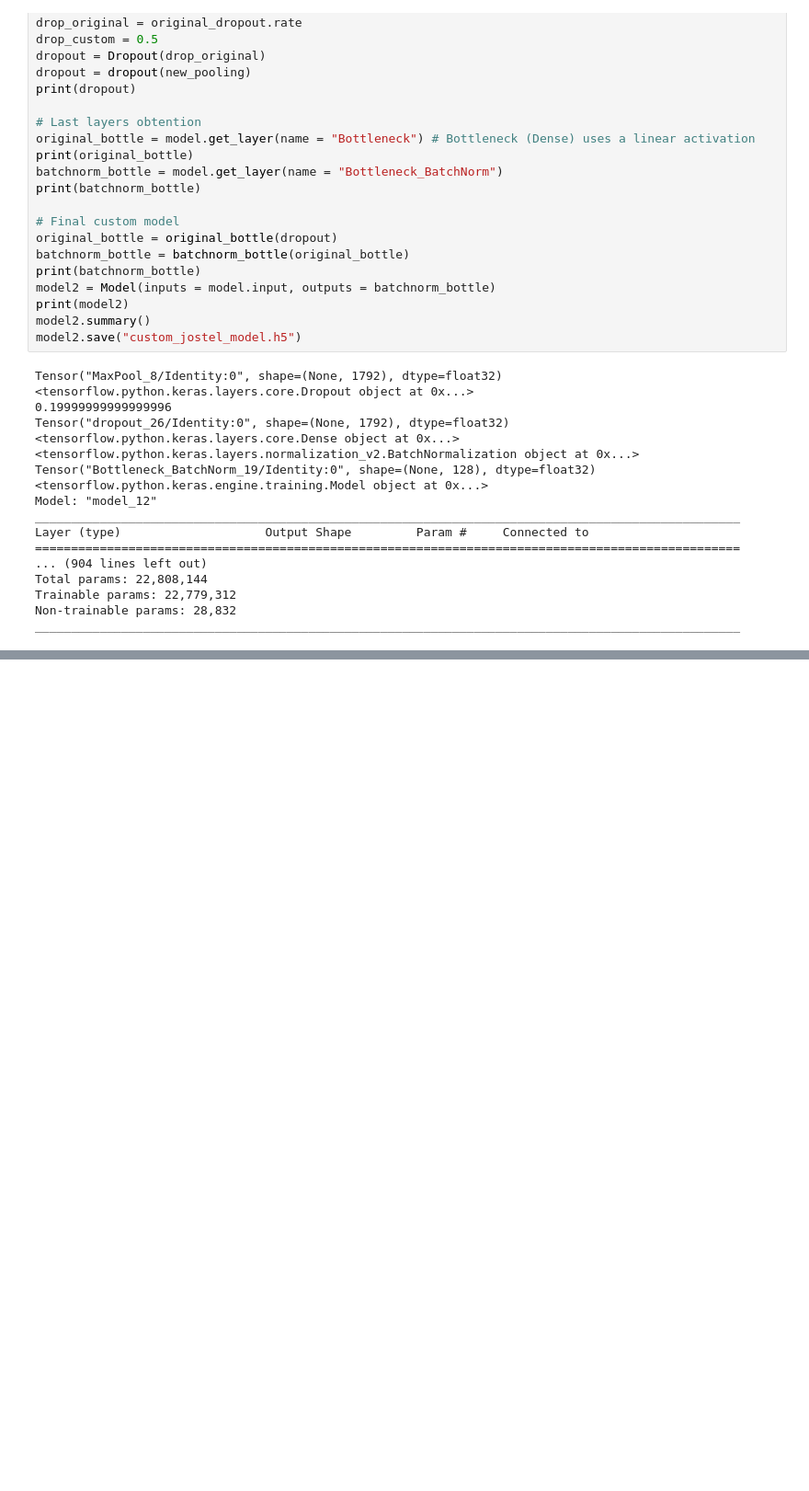
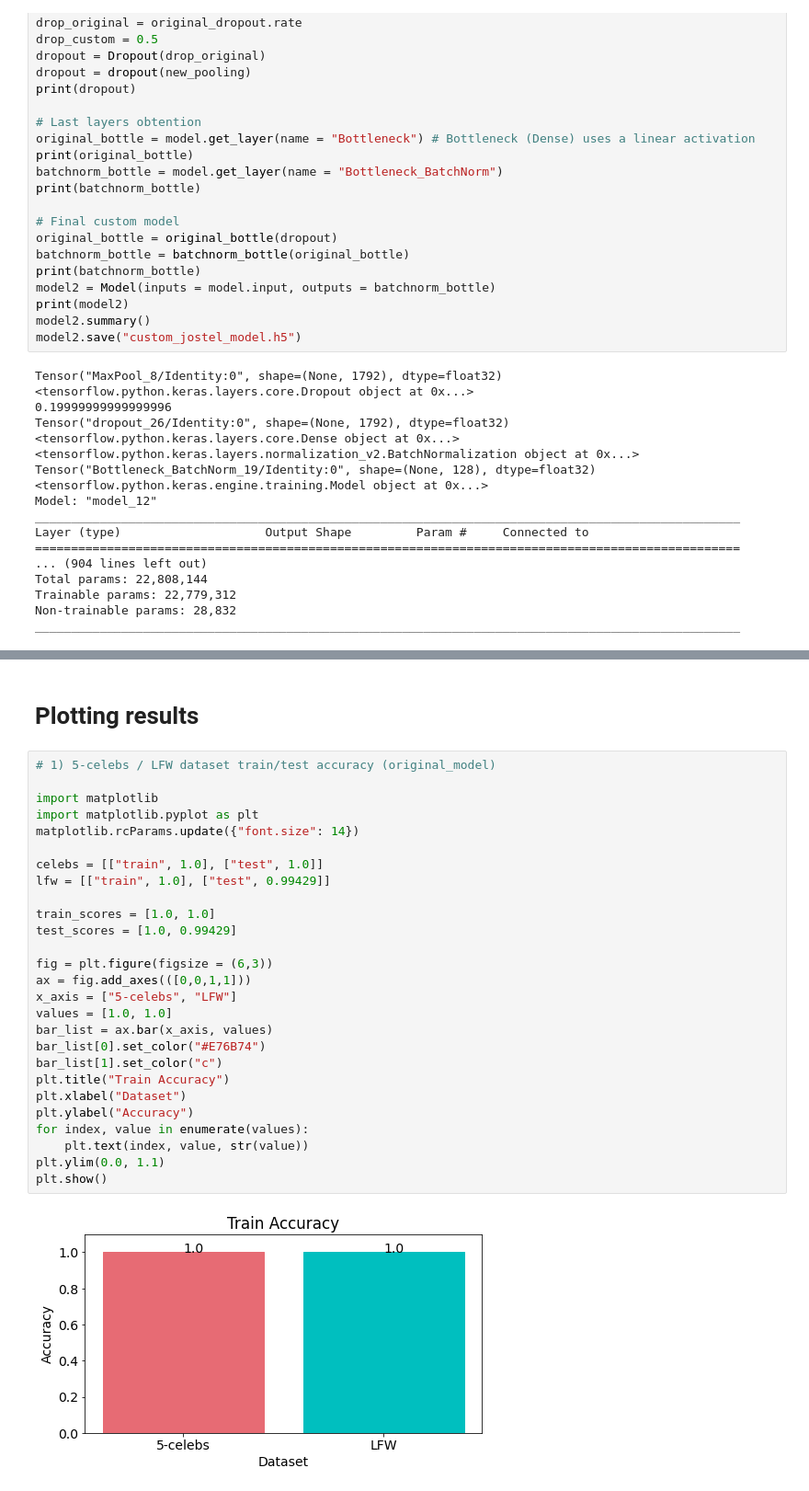
Before and after one commit to JoseLGP/FaceRecognition, a Jupyter notebook: notebooks/First_Iteration.ipynb, the cells around one changed output, grey strips where cells are left out. Shown at 92% size. Drawn from its saved outputs; the diff is of its cells as text; blank space fills up the shorter version.

Commit message:
Added data - everything is ready to obtain the plots

```diff
--- a/notebooks/First_Iteration.ipynb
+++ b/notebooks/First_Iteration.ipynb
@@ -1023,0 +1065,31 @@ Expected: mindy_kaling
+# %% [markdown]
+# Plotting results
+# %%
+# 1) 5-celebs / LFW dataset train/test accuracy (original_model)
+
+import matplotlib
+import matplotlib.pyplot as plt
+matplotlib.rcParams.update({"font.size": 14})
+
+celebs = [["train", 1.0], ["test", 1.0]]
+lfw = [["train", 1.0], ["test", 0.99429]]
+
+train_scores = [1.0, 1.0]
+test_scores = [1.0, 0.99429]
+
+fig = plt.figure(figsize = (6,3))
+ax = fig.add_axes(([0,0,1,1]))
+x_axis = ["5-celebs", "LFW"]
+values = [1.0, 1.0]
+bar_list = ax.bar(x_axis, values)
+bar_list[0].set_color("#E76B74")
+bar_list[1].set_color("c")
+plt.title("Train Accuracy")
+plt.xlabel("Dataset")
+plt.ylabel("Accuracy")
+for index, value in enumerate(values):
+    plt.text(index, value, str(value))
+plt.ylim(0.0, 1.1)
+plt.show()
+# %% [output]
+[figure, added]
```
Also changed, not shown: parts of 20 cells of this notebook, 11 other files.
